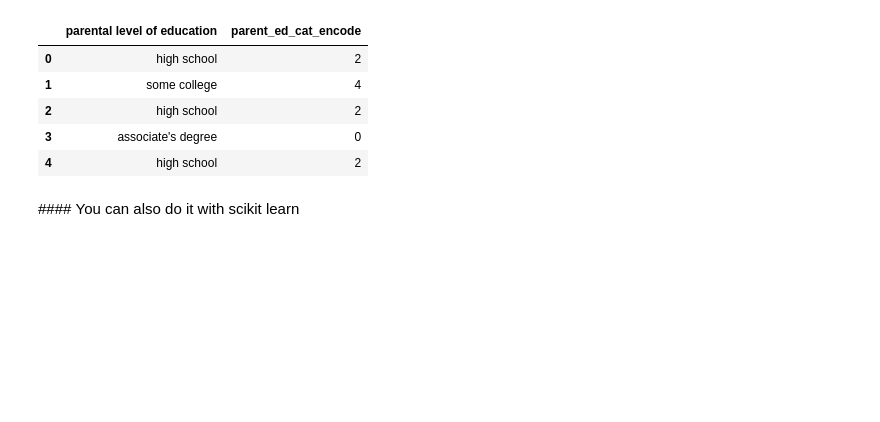
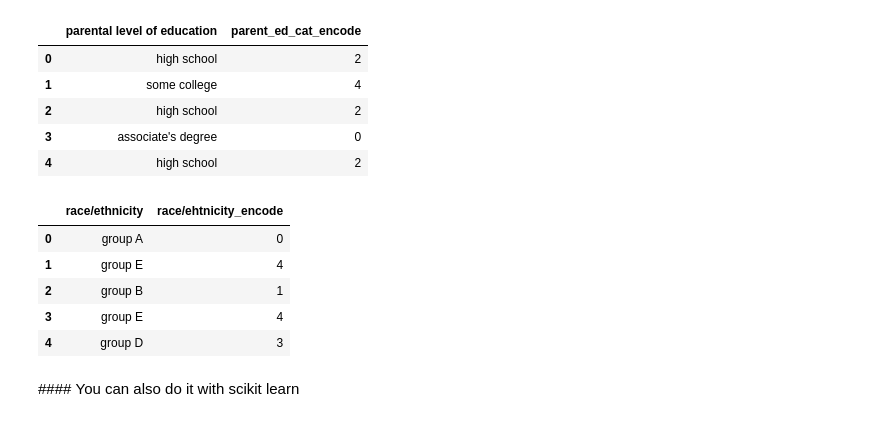
Before and after one commit to pepebonet/Intermediate_Python_BBA, a Jupyter notebook: Class_4/scripts/Code_class_4.ipynb, the cells around one changed output. Cells and saved outputs as stored; diff of their text form; code cells hidden in the pictures; blank space fills up the shorter version.

```diff
--- a/Class_4/scripts/Code_class_4.ipynb
+++ b/Class_4/scripts/Code_class_4.ipynb
@@ -126,3 +126,15 @@ df[['parental level of education', 'parent_ed_cat_encode']].head()
 | 2 | high school | 2 |
 | 3 | associate's degree | 0 |
 | 4 | high school | 2 |
+# %%
+df["race/ehtnicity_encode"] = df["race/ethnicity"]\
+    .astype('category').cat.codes
+# %%
+df[['race/ethnicity', 'race/ehtnicity_encode']].head()
+# %% [output]
+|  | race/ethnicity | race/ehtnicity_encode |
+| 0 | group A | 0 |
+| 1 | group E | 4 |
+| 2 | group B | 1 |
+| 3 | group E | 4 |
+| 4 | group D | 3 |
```
Also changed, not shown: parts of 1 cell of this notebook.
